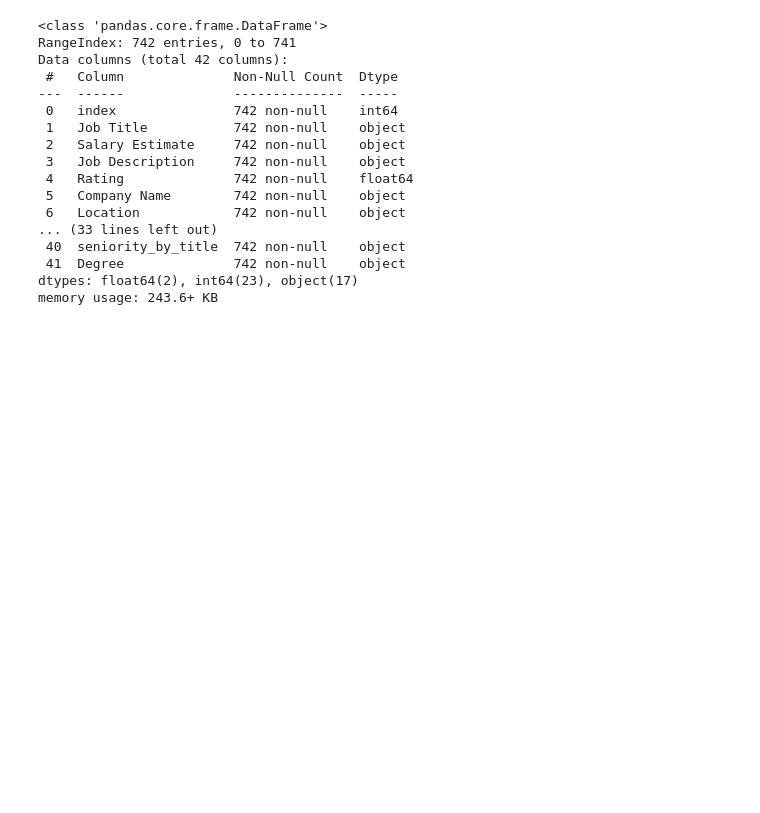
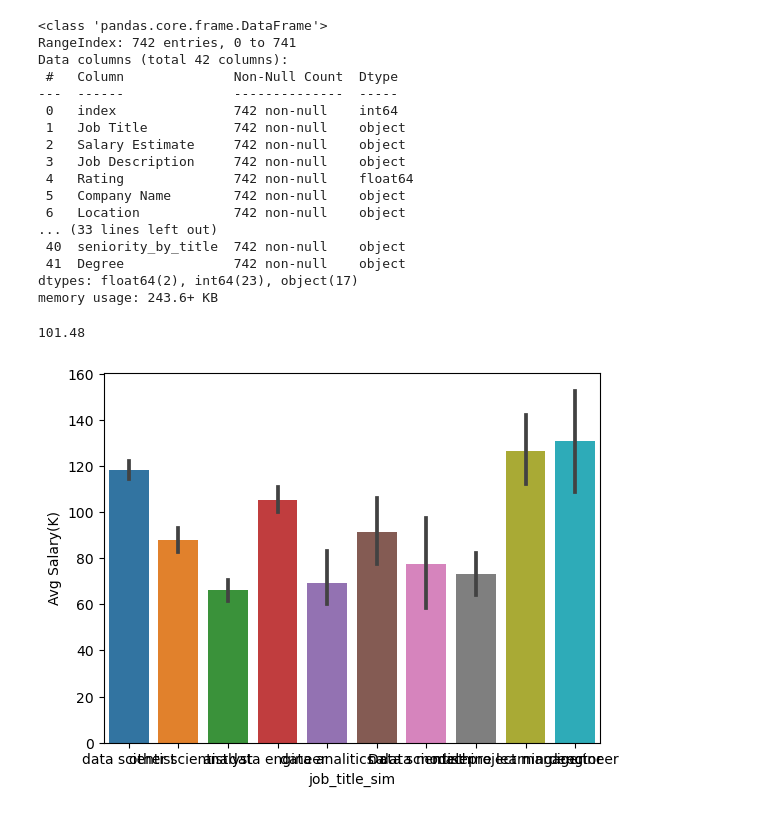
Before and after one commit to eckoecho/0424-Wk13-Local-Workflow-Practice, a Jupyter notebook: 0424 Local Workflow CodeAlong.ipynb, the cells around one changed output. Saved outputs shown, nothing was run; the diff lists cells and outputs as text; code cells hidden in the pictures; blank space fills up the shorter version.

```diff
--- a/0424 Local Workflow CodeAlong.ipynb
+++ b/0424 Local Workflow CodeAlong.ipynb
@@ -33,3 +33,12 @@ Data columns (total 42 columns):
  41  Degree              742 non-null    object
 dtypes: float64(2), int64(23), object(17)
 memory usage: 243.6+ KB
+# %%
+df["Avg Salary(K)"].mean().round(2)
+# %% [output]
+101.48
+# %%
+ax = sns.barplot(df, x="job_title_sim", y="Avg Salary(K)")
+plt.savefig("Data/barplot.png", pad_inches =1, bbox_inches="tight")
+# %% [output]
+[figure, added]
```
Also changed, not shown: parts of 4 cells of this notebook, 1 other file.
